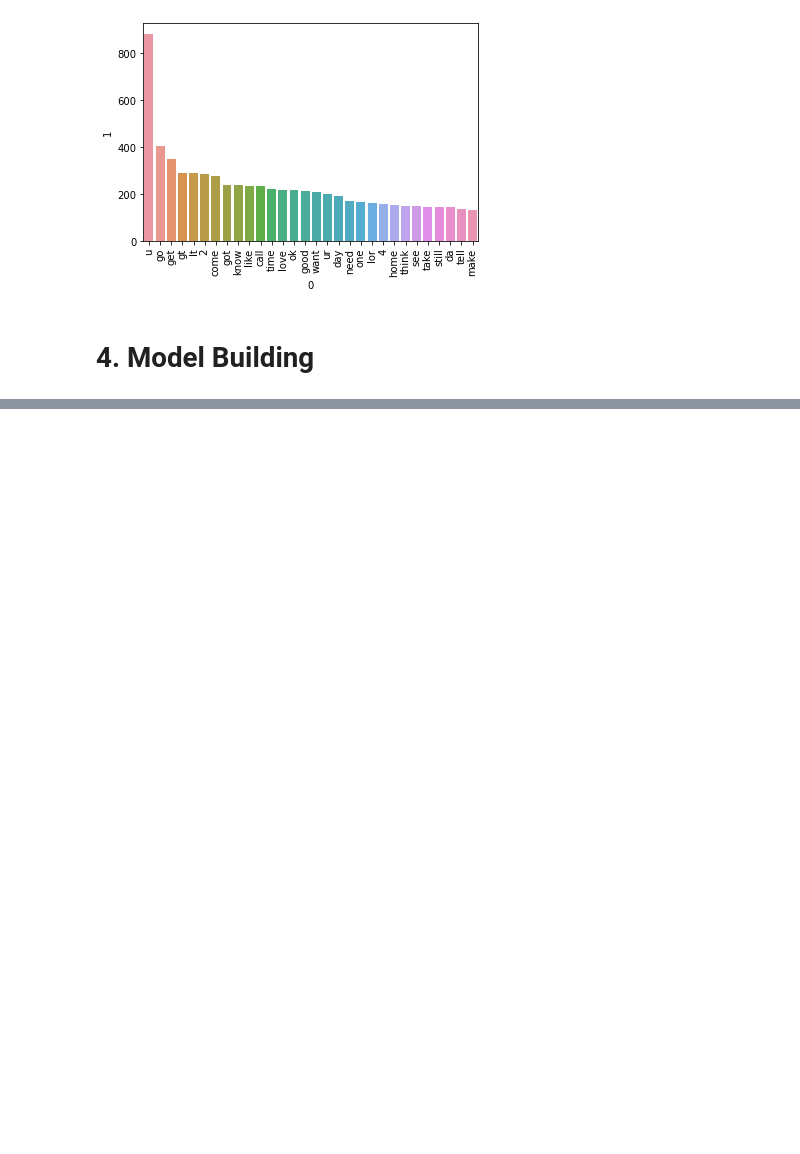
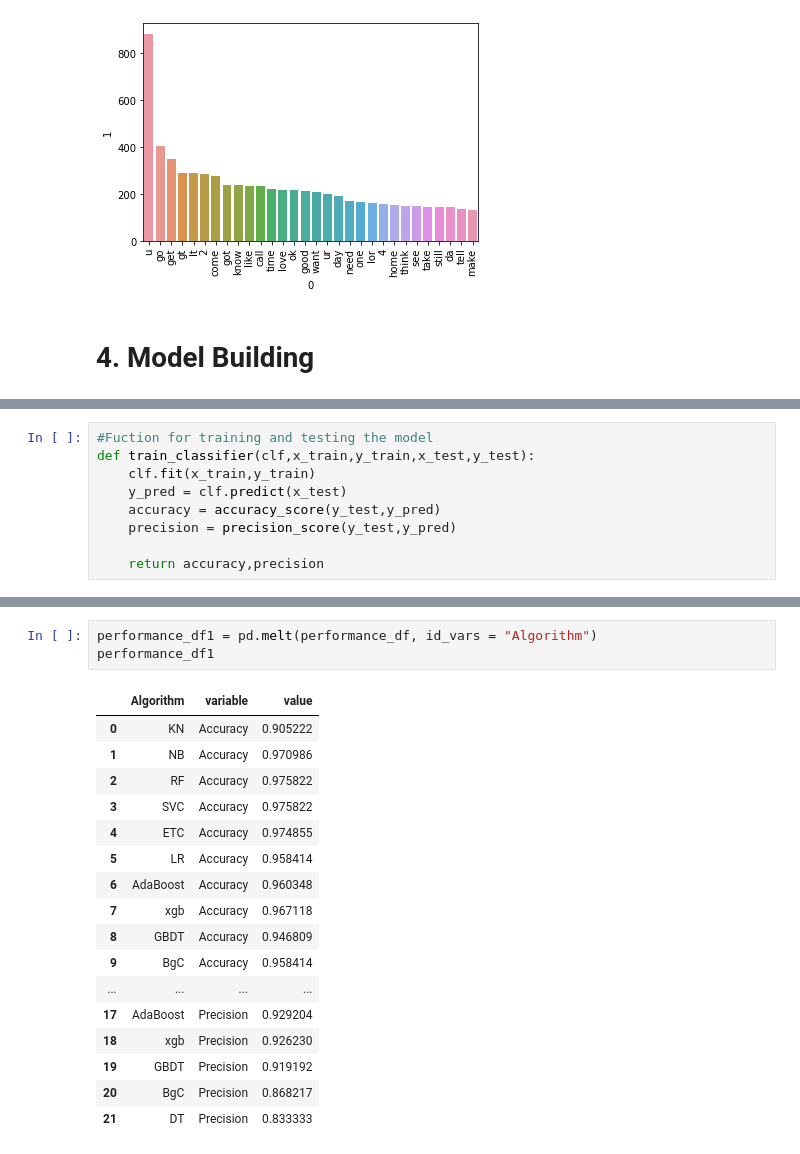
Before and after one commit to HarshKumarJha8455/SMS-Spam-Detection, a Jupyter notebook: SMS Spam Detection.ipynb, the cells around one changed output, grey strips where cells are left out. Cells and saved outputs as stored; diff of their text form; blank space fills up the shorter version.

Commit message:
Compare Models

```diff
--- a/SMS Spam Detection.ipynb
+++ b/SMS Spam Detection.ipynb
@@ -411,0 +551,9 @@ plt.show()
+# %%
+#Fuction for training and testing the model
+def train_classifier(clf,x_train,y_train,x_test,y_test):
+    clf.fit(x_train,y_train)
+    y_pred = clf.predict(x_test)
+    accuracy = accuracy_score(y_test,y_pred)
+    precision = precision_score(y_test,y_pred)
+
+    return accuracy,precision
@@ -411,0 +614,21 @@ plt.show()
+# %%
+performance_df1 = pd.melt(performance_df, id_vars = "Algorithm")
+performance_df1
+# %% [output]
+|  | Algorithm | variable | value |
+| 0 | KN | Accuracy | 0.905222 |
+| 1 | NB | Accuracy | 0.970986 |
+| 2 | RF | Accuracy | 0.975822 |
+| 3 | SVC | Accuracy | 0.975822 |
+| 4 | ETC | Accuracy | 0.974855 |
+| 5 | LR | Accuracy | 0.958414 |
+| 6 | AdaBoost | Accuracy | 0.960348 |
+| 7 | xgb | Accuracy | 0.967118 |
+| 8 | GBDT | Accuracy | 0.946809 |
+| 9 | BgC | Accuracy | 0.958414 |
+| ... | ... | ... | ... |
+| 17 | AdaBoost | Precision | 0.929204 |
+| 18 | xgb | Precision | 0.926230 |
+| 19 | GBDT | Precision | 0.919192 |
+| 20 | BgC | Precision | 0.868217 |
+| 21 | DT | Precision | 0.833333 |
```
Also changed, not shown: parts of 32 cells of this notebook.
